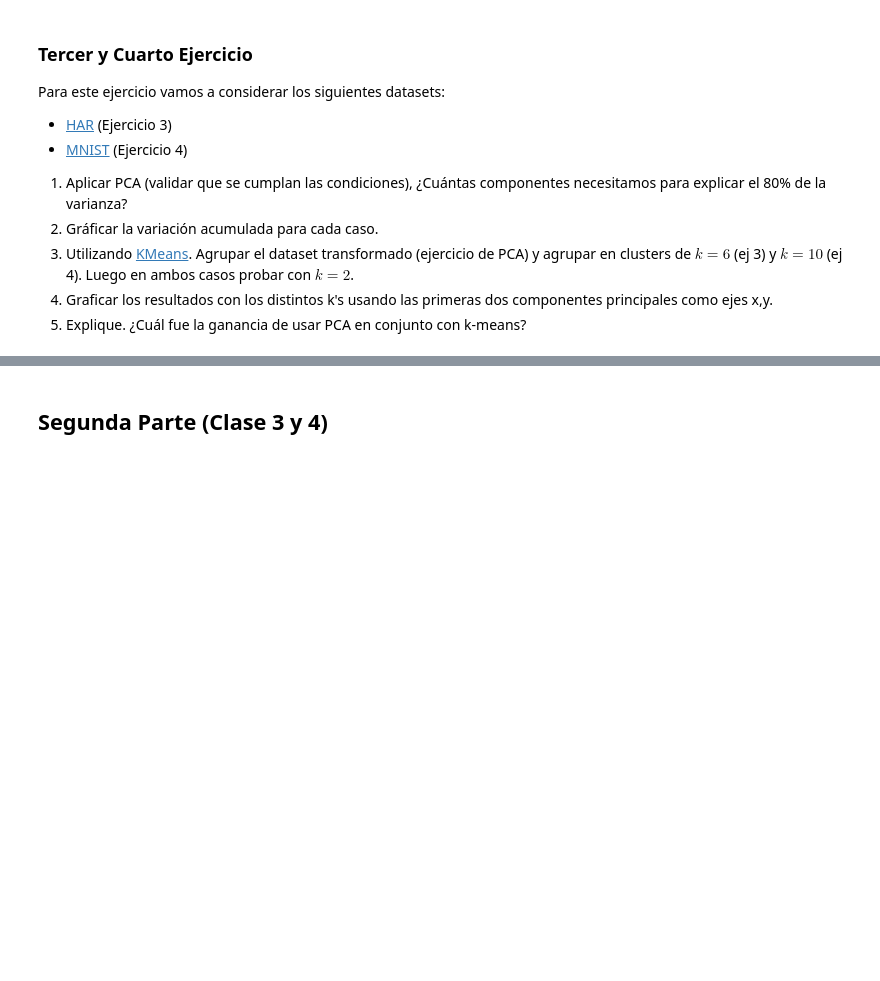
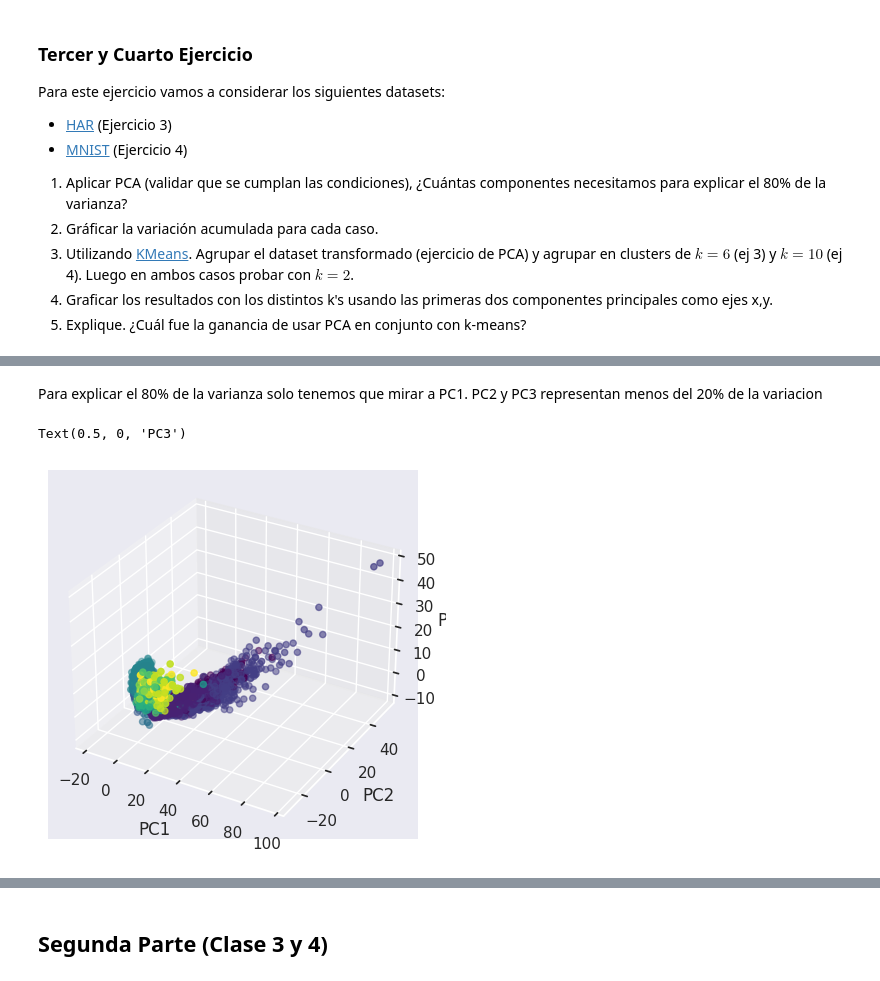
Before and after one commit to rpazos98/intro_ia, a Jupyter notebook: tp_integrador_enunciado/tp_integrador Rodrigo Pazos.ipynb, the cells around one changed output, grey strips where cells are left out. Saved outputs shown, nothing was run; the diff lists cells and outputs as text; code cells hidden in the pictures; blank space fills up the shorter version.

```diff
--- a/tp_integrador_enunciado/tp_integrador Rodrigo Pazos.ipynb
+++ b/tp_integrador_enunciado/tp_integrador Rodrigo Pazos.ipynb
@@ -148,0 +289,15 @@ Para este ejercicio vamos a considerar los siguientes datasets:
+# %% [markdown]
+Para explicar el 80% de la varianza solo tenemos que mirar a PC1. PC2 y PC3 representan menos del 20% de la variacion
+# %%
+# Prepare 3D graph
+fig = plt.figure()
+ax = plt.axes(projection='3d')
+
+ax.scatter3D(pca_df["PC1"], pca_df["PC2"], pca_df["PC3"], c=y_train_har, cmap='viridis')
+
+ax.set_xlabel('PC1')
+ax.set_ylabel('PC2')
+ax.set_zlabel('PC3')
+# %% [output]
+Text(0.5, 0, 'PC3')
+[figure, added]
```
Also changed, not shown: parts of 29 cells of this notebook.
